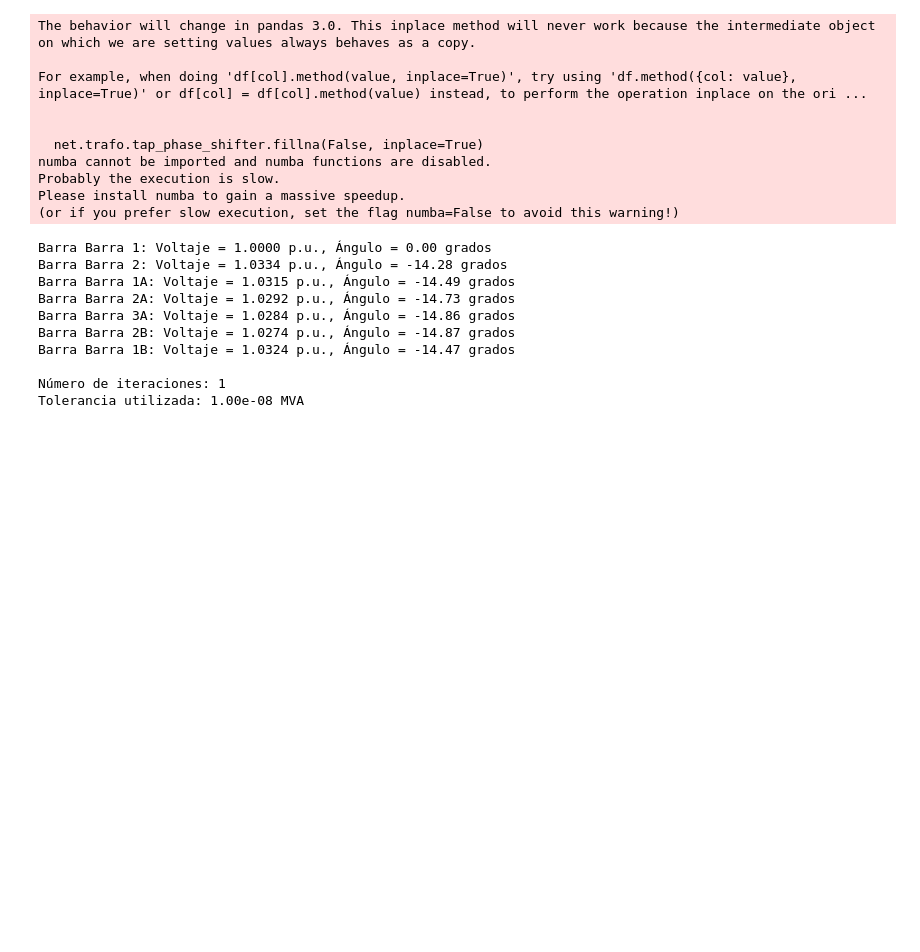
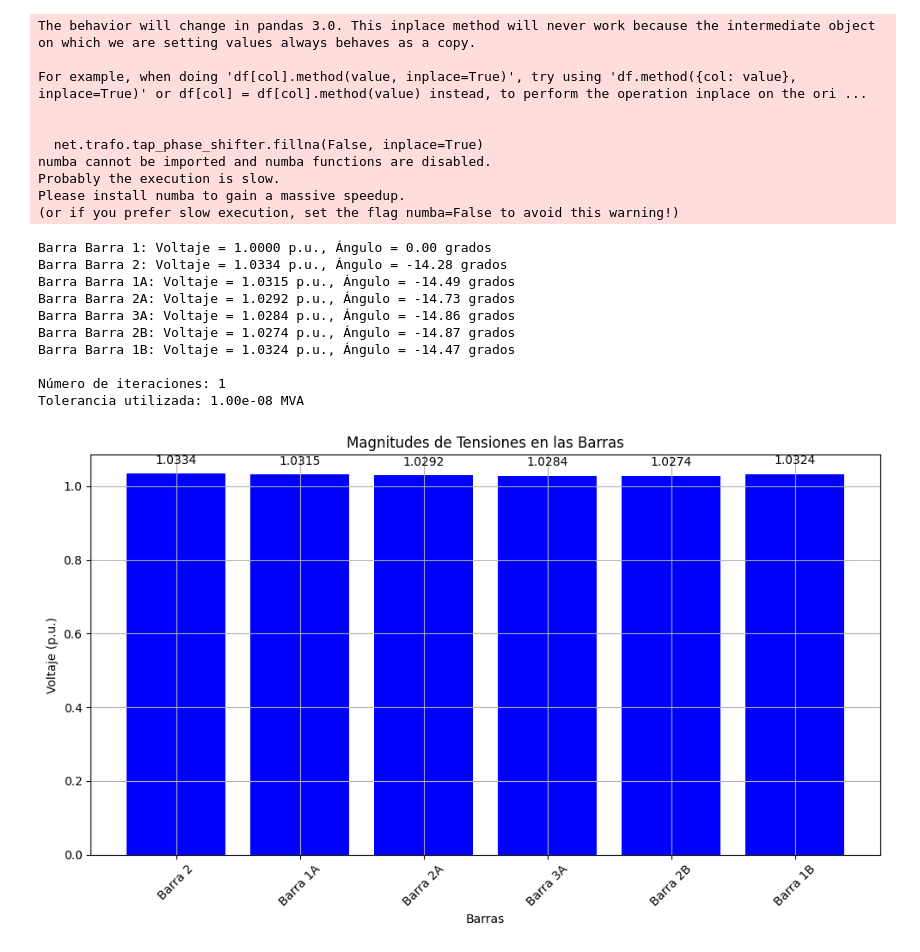
Before and after one commit to Onexz12/6GA_SEP1_S12024, a Jupyter notebook: Tarea 2/Jacobiano.ipynb, the cells around one changed output. Cells and saved outputs as stored; diff of their text form; code cells hidden in the pictures; blank space fills up the shorter version.

```diff
--- a/Tarea 2/Jacobiano.ipynb
+++ b/Tarea 2/Jacobiano.ipynb
@@ -70,33 +70,53 @@ angulos = net.res_bus.va_degree.values  # Ángulos en grados
 # Imprimir los resultados
 for i in range(len(net.bus)):
     nombre = net.bus.name[i]
     voltaje = voltajes[i]
     angulo = angulos[i]
     print(f'Barra {nombre}: Voltaje = {voltaje:.4f} p.u., Ángulo = {angulo:.2f} grados')
 
 print(f'\nNúmero de iteraciones: {iteraciones}')
 print(f'Tolerancia utilizada: {1e-8:.2e} MVA')  # Mostramos la tolerancia utilizada, que es la especificada
+# Obtener nombres de las barras (excluyendo la barra slack)
+nombres_barras = net.bus.name[1:]
+
+# Graficar las magnitudes de las tensiones con etiquetas numéricas
+plt.figure(figsize=(10, 6))
+bars = plt.bar(nombres_barras, voltajes[1:], color='blue')
+
+plt.title('Magnitudes de Tensiones en las Barras')
+plt.xlabel('Barras')
+plt.ylabel('Voltaje (p.u.)')
+plt.xticks(rotation=45)
+plt.grid(True)
+
+# Agregar etiquetas con los valores numéricos
+for bar, voltage in zip(bars, voltajes[1:]):
+    plt.text(bar.get_x() + bar.get_width()/2, bar.get_height() + 0.02, f'{voltage:.4f}', ha='center', va='bottom')
+
+plt.tight_layout()
+plt.show()
 # %% [output]
 The behavior will change in pandas 3.0. This inplace method will never work because the intermediate object on which we are setting values always behaves as a copy.
 
 For example, when doing 'df[col].method(value, inplace=True)', try using 'df.method({col: value}, inplace=True)' or df[col] = df[col].method(value) instead, to perform the operation inplace on the ori ...
 
 
   net.trafo.tap_phase_shifter.fillna(False, inplace=True)
 numba cannot be imported and numba functions are disabled.
 Probably the execution is slow.
 Please install numba to gain a massive speedup.
 (or if you prefer slow execution, set the flag numba=False to avoid this warning!)
 Barra Barra 1: Voltaje = 1.0000 p.u., Ángulo = 0.00 grados
 Barra Barra 2: Voltaje = 1.0334 p.u., Ángulo = -14.28 grados
 Barra Barra 1A: Voltaje = 1.0315 p.u., Ángulo = -14.49 grados
 Barra Barra 2A: Voltaje = 1.0292 p.u., Ángulo = -14.73 grados
 Barra Barra 3A: Voltaje = 1.0284 p.u., Ángulo = -14.86 grados
 Barra Barra 2B: Voltaje = 1.0274 p.u., Ángulo = -14.87 grados
 Barra Barra 1B: Voltaje = 1.0324 p.u., Ángulo = -14.47 grados
 
 Número de iteraciones: 1
 Tolerancia utilizada: 1.00e-08 MVA
+[figure, added]
 # %%
 #SIMULACIÓN DE FLUJO DE POTENCIA POR NEWTON RAPHSON
 
```
Also changed, not shown: parts of 1 cell of this notebook.
